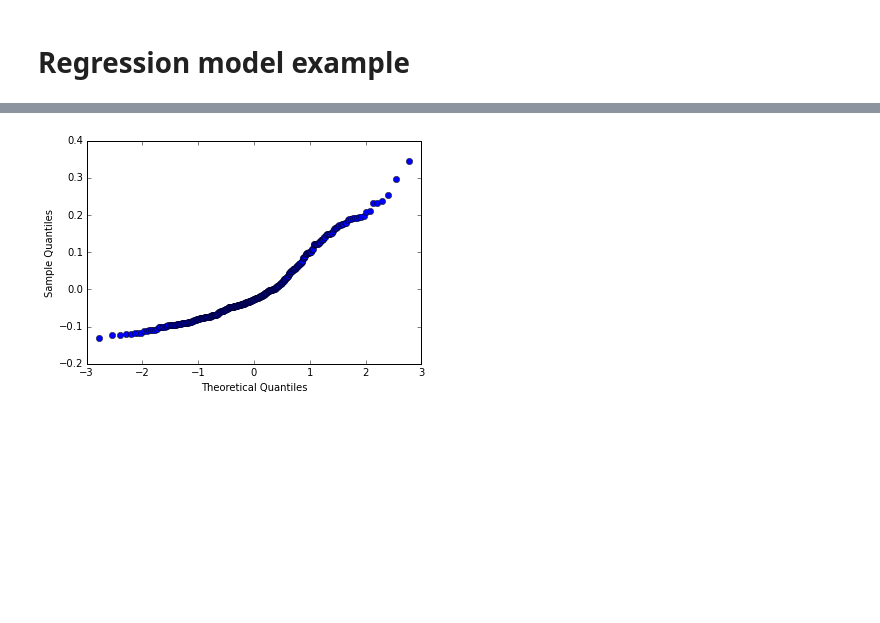
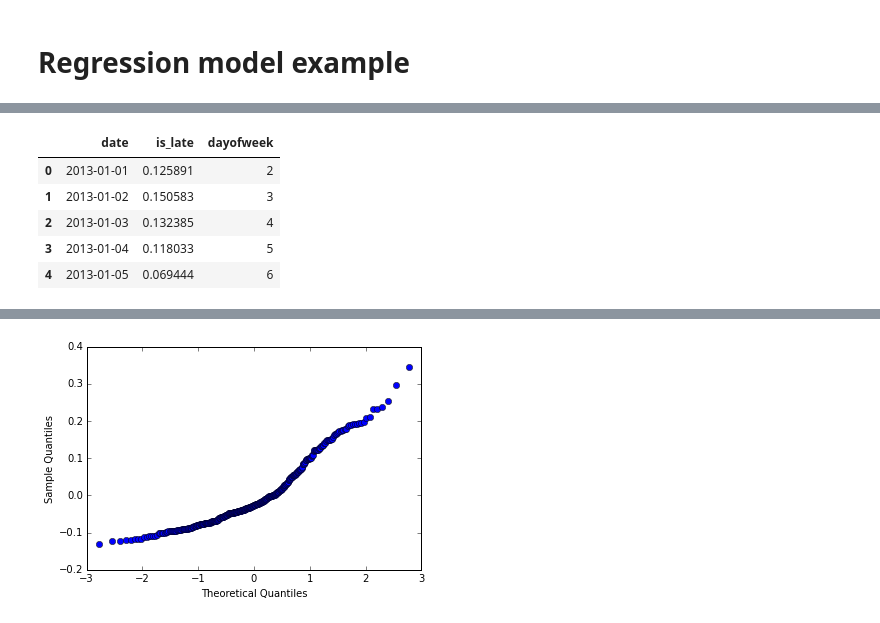
Before and after one commit to christlc/pycon2015hk, a Jupyter notebook: Pycon_talk_notebook.ipynb, the cells around one changed output, grey strips where cells are left out. Drawn from its saved outputs; the diff is of its cells as text; code cells hidden in the pictures; blank space fills up the shorter version.

```diff
--- a/Pycon_talk_notebook.ipynb
+++ b/Pycon_talk_notebook.ipynb
@@ -128,0 +140,9 @@ OLS Regression Results
+# %%
+late_df.head()
+# %% [output]
+|  | date | is_late | dayofweek |
+| 0 | 2013-01-01 | 0.125891 | 2 |
+| 1 | 2013-01-02 | 0.150583 | 3 |
+| 2 | 2013-01-03 | 0.132385 | 4 |
+| 3 | 2013-01-04 | 0.118033 | 5 |
+| 4 | 2013-01-05 | 0.069444 | 6 |
```
Also changed, not shown: parts of 5 cells of this notebook, 2 other files.
